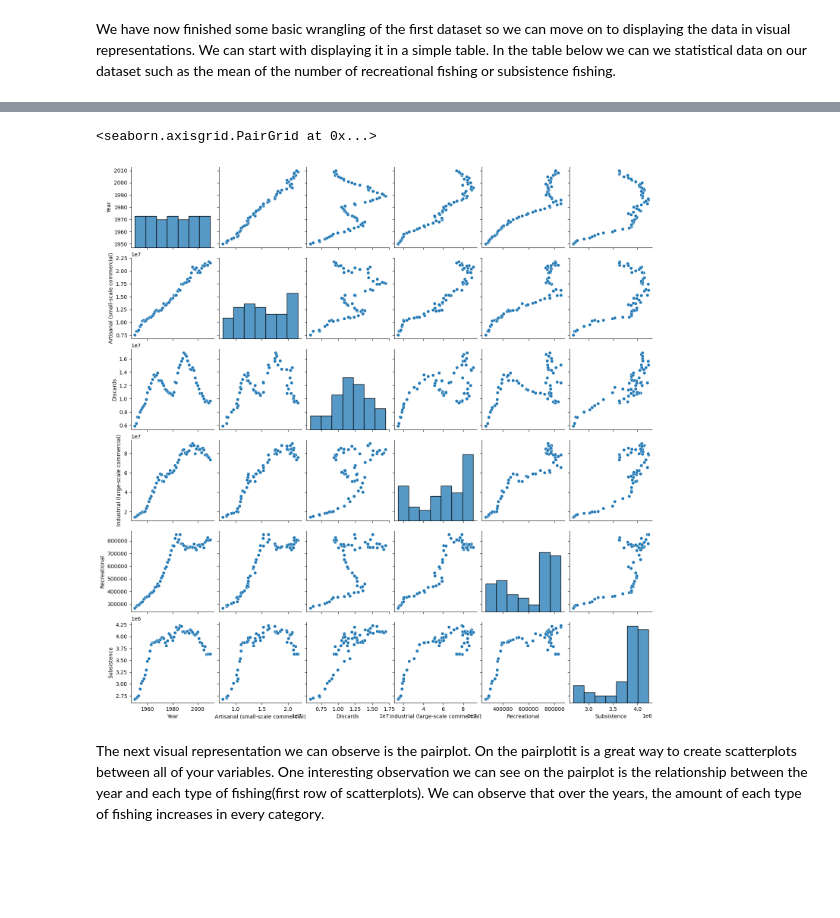
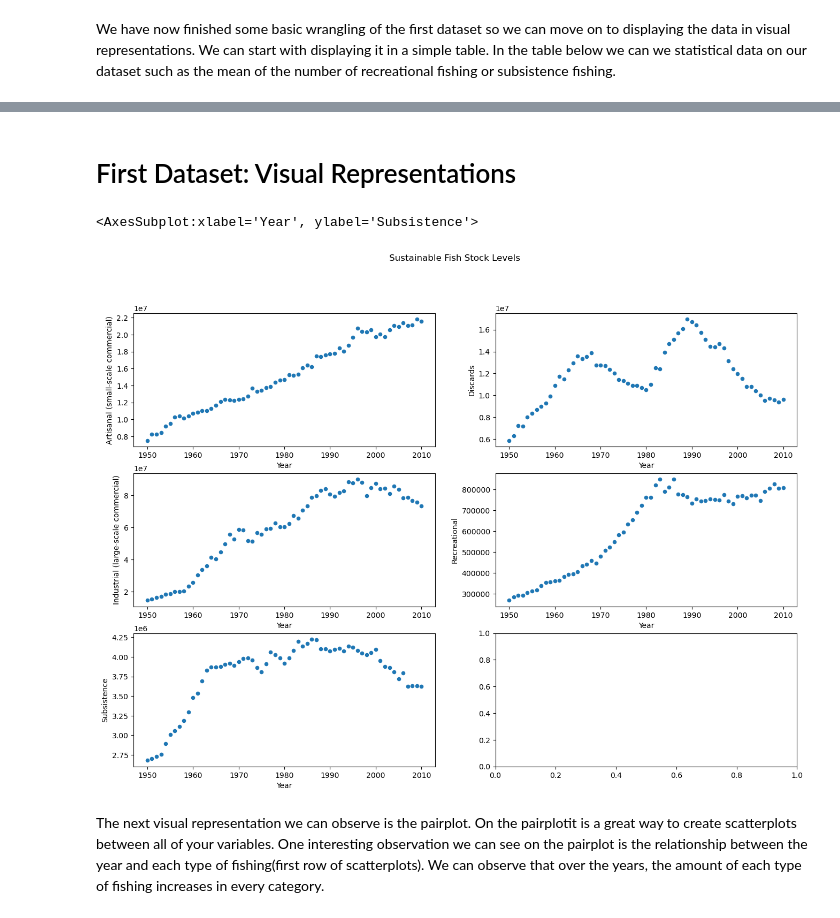
Before and after one commit to ubco-W2022T1-cosc301/project-group34, a Jupyter notebook: notebooks/lily.ipynb, the cells around one changed output, grey strips where cells are left out. Saved outputs shown, nothing was run; the diff lists cells and outputs as text; code cells hidden in the pictures; blank space fills up the shorter version.

```diff
--- a/notebooks/lily.ipynb
+++ b/notebooks/lily.ipynb
@@ -98,12 +100,20 @@ df1_cleaned.describe().T
 | Industrial (large-scale commercial) | 61.0 | 5.949119e+07 | 2.424154e+07 | 14566338.0 | 41475194.0 | 62459956.0 | 80593708.0 | 90068159.0 |
 | Recreational | 61.0 | 6.099268e+05 | 1.941205e+05 | 268260.0 | 405857.0 | 731511.0 | 769491.0 | 849021.0 |
 | Subsistence | 61.0 | 3.777210e+06 | 4.167156e+05 | 2677833.0 | 3630156.0 | 3911536.0 | 4072844.0 | 4226487.0 |
-# %%
-## Visual pairplot of the data
-sns.pairplot(df1_cleaned)
-# %% [output]
-<seaborn.axisgrid.PairGrid at 0x...>
-[figure, removed]
+# %% [markdown]
+# First Dataset: Visual Representations
+# %%
+## Visual scatterplot of the data
+fig, axes = plt.subplots(3, 2, figsize=(16, 11))
+fig.suptitle('Sustainable Fish Stock Levels')
+df1_cleaned.plot(ax=axes[0,0], kind='scatter', x='Year', y='Artisanal (small-scale commercial)')
+df1_cleaned.plot(ax=axes[0,1], kind='scatter', x='Year', y='Discards')
+df1_cleaned.plot(ax=axes[1,0], kind='scatter', x='Year', y='Industrial (large-scale commercial)')
+df1_cleaned.plot(ax=axes[1,1], kind='scatter', x='Year', y='Recreational')
+df1_cleaned.plot(ax=axes[2,0], kind='scatter', x='Year', y='Subsistence')
+# %% [output]
+<AxesSubplot:xlabel='Year', ylabel='Subsistence'>
+[figure, added]
 # %% [markdown]
 The next visual representation we can observe is the pairplot. On the pairplotit is a great way to create scatterplots between all of your variables. One interesting observation we can see on the pairplot is the relationship between the year and each type of fishing(first row of scatterplots). We can observe that over the years, the amount of each type of fishing increases in every category.
 # %%
```
Also changed, not shown: parts of 16 cells of this notebook, 3 other files.
